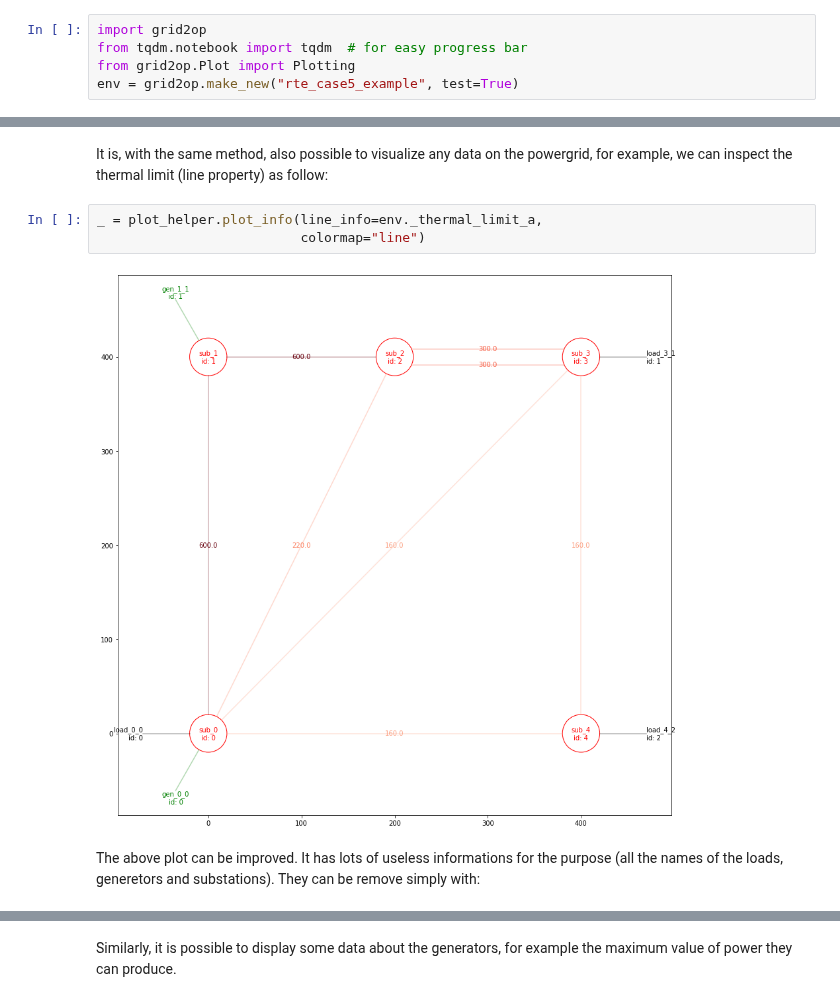
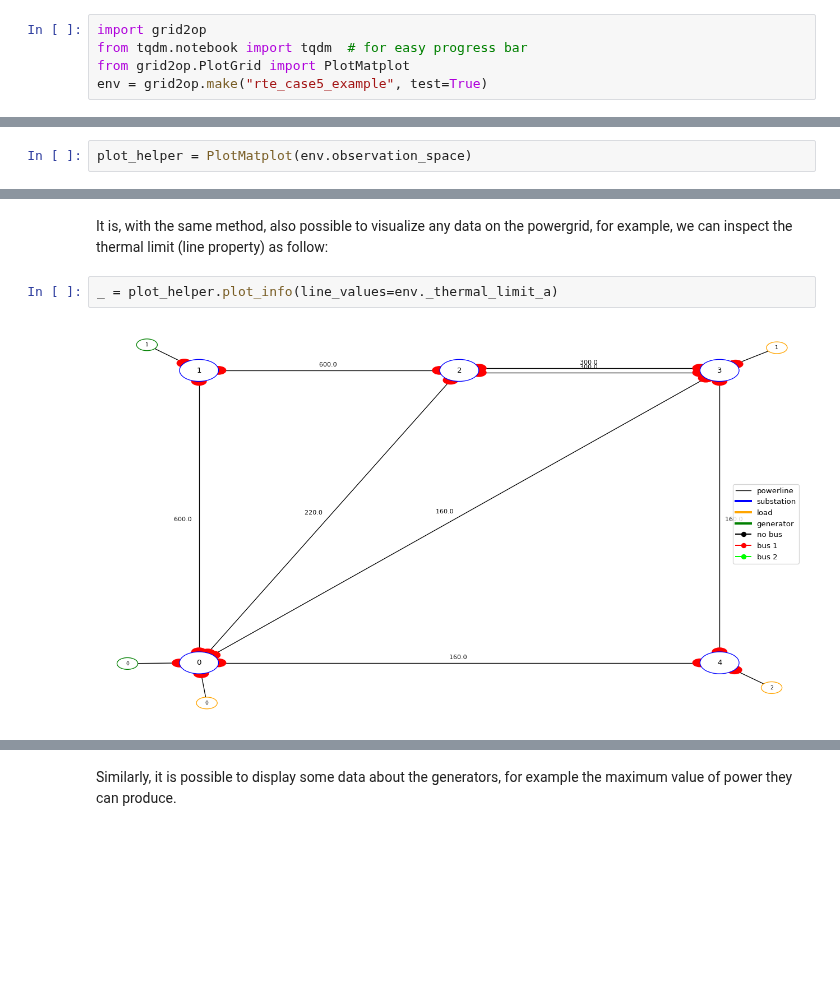
Before and after one commit to Grid2op/grid2op, a Jupyter notebook: getting_started/Example_5bus.ipynb, the cells around one changed output, grey strips where cells are left out. Drawn from its saved outputs; the diff is of its cells as text; blank space fills up the shorter version.

```diff
--- a/getting_started/Example_5bus.ipynb
+++ b/getting_started/Example_5bus.ipynb
@@ -9,6 +9,6 @@ First, we can create a environment:
 # %%
 import grid2op
 from tqdm.notebook import tqdm  # for easy progress bar
-from grid2op.Plot import Plotting
-env = grid2op.make_new("rte_case5_example", test=True)
+from grid2op.PlotGrid import PlotMatplot
+env = grid2op.make("rte_case5_example", test=True)
 # %% [output]
@@ -26,3 +23,5 @@ plot_helper = Plotting(env.observation_space, display_mod=display_mod)
+# %%
+plot_helper = PlotMatplot(env.observation_space)
 # %%
 _ = plot_helper.plot_layout()
 # %% [output]
@@ -33,9 +31,6 @@ Matplotlib is currently using module://ipykernel.pylab.backend_inline, which is
 # %% [markdown]
 It is, with the same method, also possible to visualize any data on the powergrid, for example, we can inspect the thermal limit (line property) as follow:
 # %%
-_ = plot_helper.plot_info(line_info=env._thermal_limit_a,
-                          colormap="line")
+_ = plot_helper.plot_info(line_values=env._thermal_limit_a)
 # %% [output]
-[figure, old version]
+[figure, new version]
-# %% [markdown]
-The above plot can be improved. It has lots of useless informations for the purpose (all the names of the loads, generetors and substations). They can be remove simply with:
```
Also changed, not shown: parts of 10 cells of this notebook, 11 other files.
